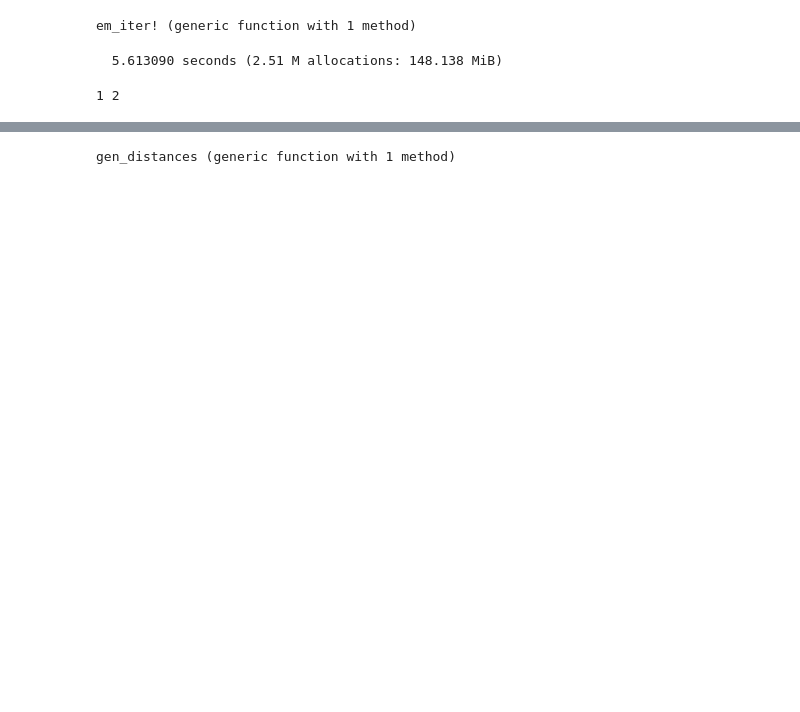
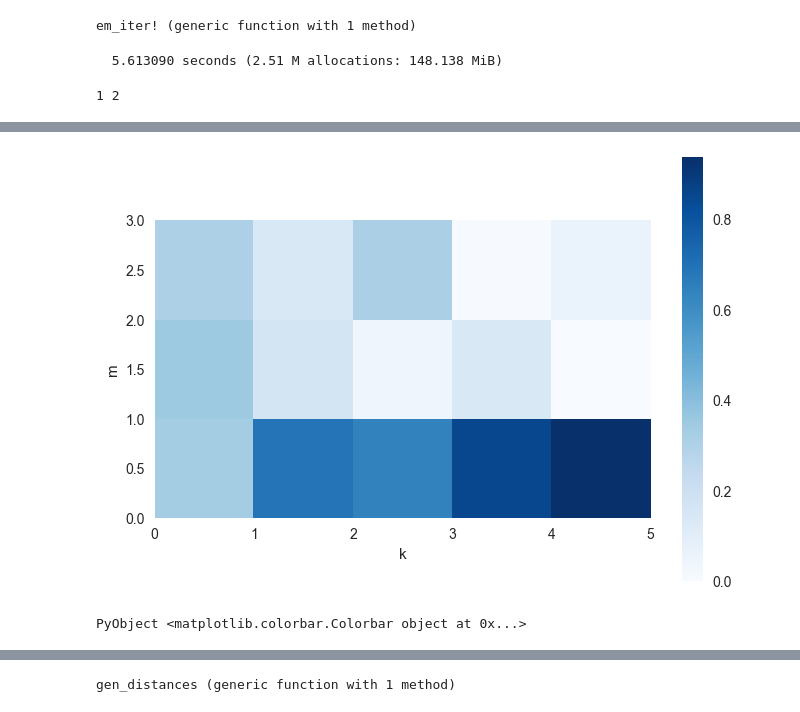
Before and after one commit to hamzaelsaawy/chmms, a Jupyter notebook: ngsim_em.ipynb, the cells around one changed output, grey strips where cells are left out. Cells and saved outputs as stored; diff of their text form; code cells hidden in the pictures; blank space fills up the shorter version.

```diff
--- a/ngsim_em.ipynb
+++ b/ngsim_em.ipynb
@@ -30,0 +55,9 @@ fs = [
+# %%
+pcolor(hmm.c, cmap=PyPlot.PyPlot.cm_get_cmap("Blues"))
+xlabel("k")
+ylabel("m")
+gca()[:set_aspect]("equal")
+colorbar()
+# %% [output]
+[figure, added]
+PyObject <matplotlib.colorbar.Colorbar object at 0x...>
```
Also changed, not shown: parts of 11 cells of this notebook, 5 other files.
